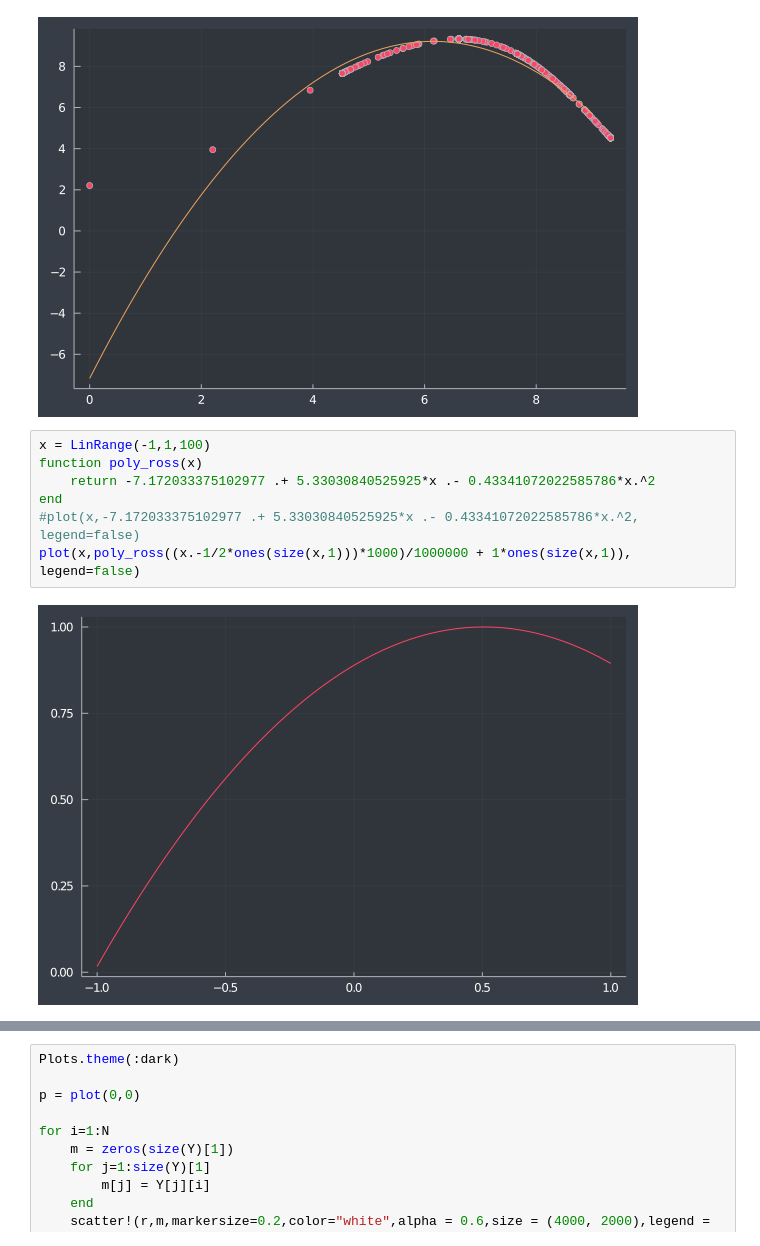
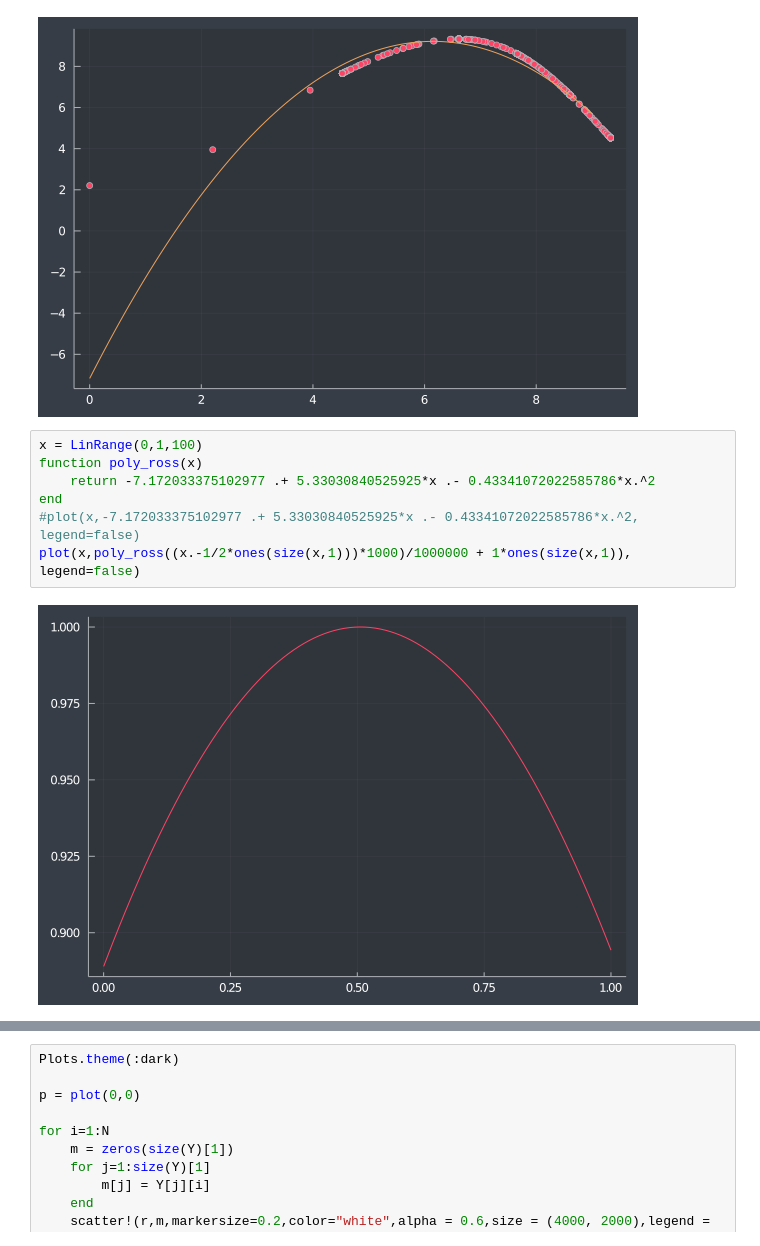
Before and after one commit to tushargayan2324/Universality-Roessler-equation, a Jupyter notebook: Universality.ipynb, the cells around one changed output, grey strips where cells are left out. Cells and saved outputs as stored; diff of their text form.

```diff
--- a/Universality.ipynb
+++ b/Universality.ipynb
@@ -261,11 +261,11 @@ plot!(quadfit, 0,9, legend=false)
 # %% [output]
 [figure]
 # %%
-x = LinRange(-1,1,100)
+x = LinRange(0,1,100)
 function poly_ross(x)
     return -7.172033375102977 .+ 5.33030840525925*x .- 0.43341072022585786*x.^2
 end
 #plot(x,-7.172033375102977 .+ 5.33030840525925*x .- 0.43341072022585786*x.^2, legend=false)
 plot(x,poly_ross((x.-1/2*ones(size(x,1)))*1000)/1000000 + 1*ones(size(x,1)), legend=false)
 # %% [output]
-[figure, old version]
+[figure, new version]
```
Also changed, not shown: parts of 5 cells of this notebook.
